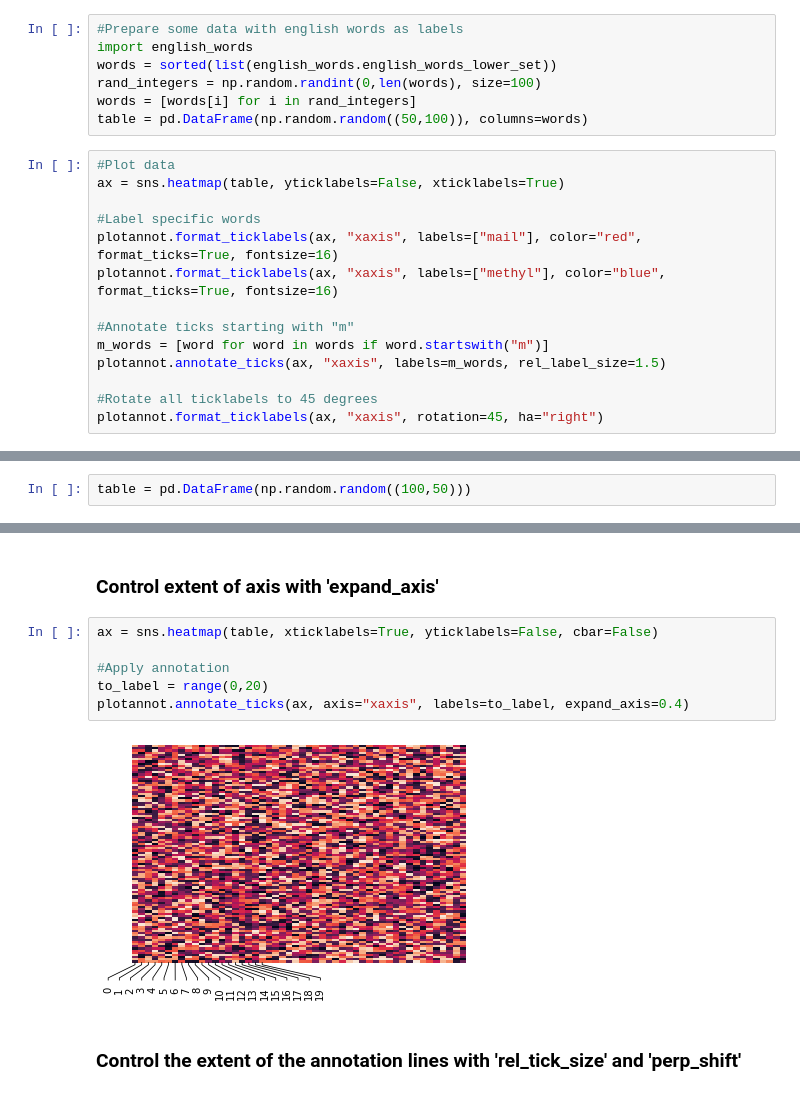
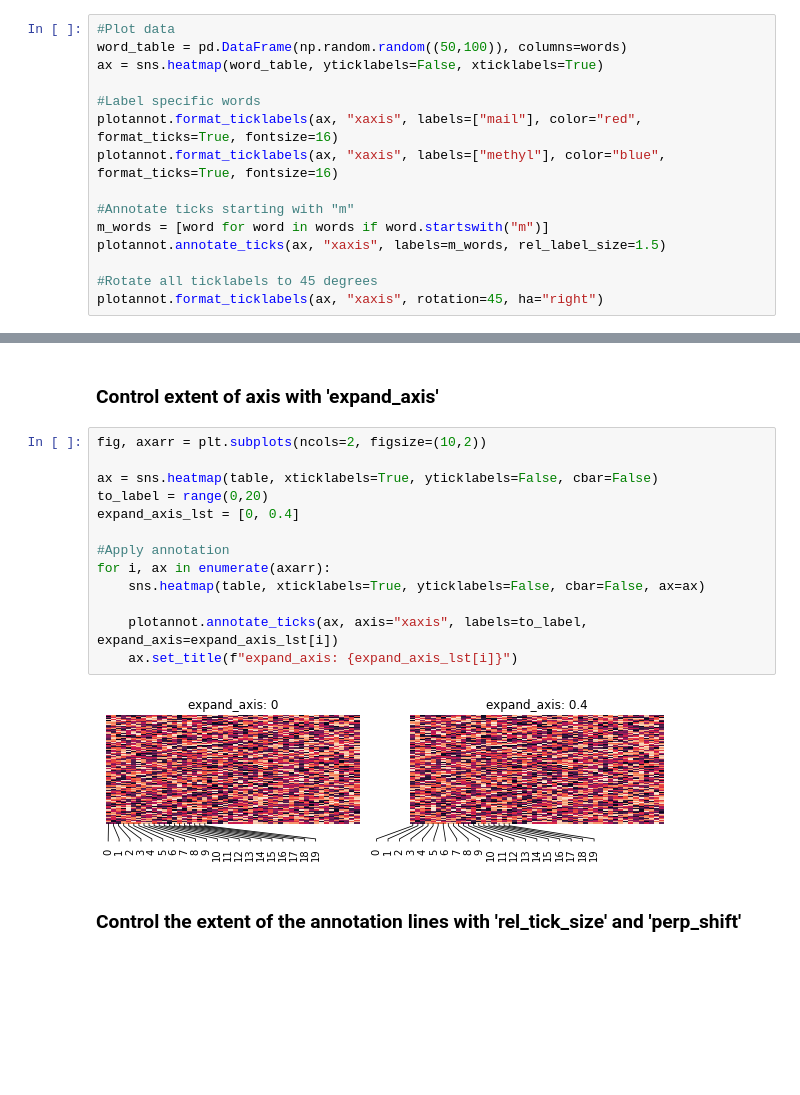
Before and after one commit to msbentsen/plotannot, a Jupyter notebook: examples/examples.ipynb, the cells around one changed output, grey strips where cells are left out. Saved outputs shown, nothing was run; the diff lists cells and outputs as text; blank space fills up the shorter version.

```diff
--- a/examples/examples.ipynb
+++ b/examples/examples.ipynb
@@ -93,16 +137,10 @@ plotannot.annotate_ticks(ax, "yaxis", labels=range(0,30), expand_axis=1, perp_sh
 [figure]
 # %% [markdown]
 ## Highlight and rotate labels
-# %%
-#Prepare some data with english words as labels
-import english_words
-words = sorted(list(english_words.english_words_lower_set))
-rand_integers = np.random.randint(0,len(words), size=100)
-words = [words[i] for i in rand_integers]
-table = pd.DataFrame(np.random.random((50,100)), columns=words)
 # %%
 #Plot data
-ax = sns.heatmap(table, yticklabels=False, xticklabels=True)
+word_table = pd.DataFrame(np.random.random((50,100)), columns=words)
+ax = sns.heatmap(word_table, yticklabels=False, xticklabels=True)
 
 #Label specific words
 plotannot.format_ticklabels(ax, "xaxis", labels=["mail"], color="red", format_ticks=True, fontsize=16)
@@ -122,8 +160,6 @@ plotannot.format_ticklabels(ax, "xaxis", rotation=45, ha="right")
 ## Individual customizations
 # %% [markdown]
 ### Control the relative width of labels when calculating overlaps with 'rel_label_size'
-# %%
-table = pd.DataFrame(np.random.random((100,50)))
 # %%
 fig, axarr = plt.subplots(ncols=3, figsize=(15,2))
 
@@ -140,13 +176,20 @@ for i, ax in enumerate(axarr):
 # %% [markdown]
 ### Control extent of axis with 'expand_axis'
 # %%
+fig, axarr = plt.subplots(ncols=2, figsize=(10,2))
+
 ax = sns.heatmap(table, xticklabels=True, yticklabels=False, cbar=False)
+to_label = range(0,20)
+expand_axis_lst = [0, 0.4]
 
 #Apply annotation
-to_label = range(0,20)
-plotannot.annotate_ticks(ax, axis="xaxis", labels=to_label, expand_axis=0.4)
+for i, ax in enumerate(axarr):
+    sns.heatmap(table, xticklabels=True, yticklabels=False, cbar=False, ax=ax)
+
+    plotannot.annotate_ticks(ax, axis="xaxis", labels=to_label, expand_axis=expand_axis_lst[i])
+    ax.set_title(f"expand_axis: {expand_axis_lst[i]}")
 # %% [output]
-[figure, old version]
+[figure, new version]
 # %% [markdown]
 ### Control the extent of the annotation lines with 'rel_tick_size' and 'perp_shift'
 # %%
```
Also changed, not shown: parts of 10 cells of this notebook, 9 other files.
